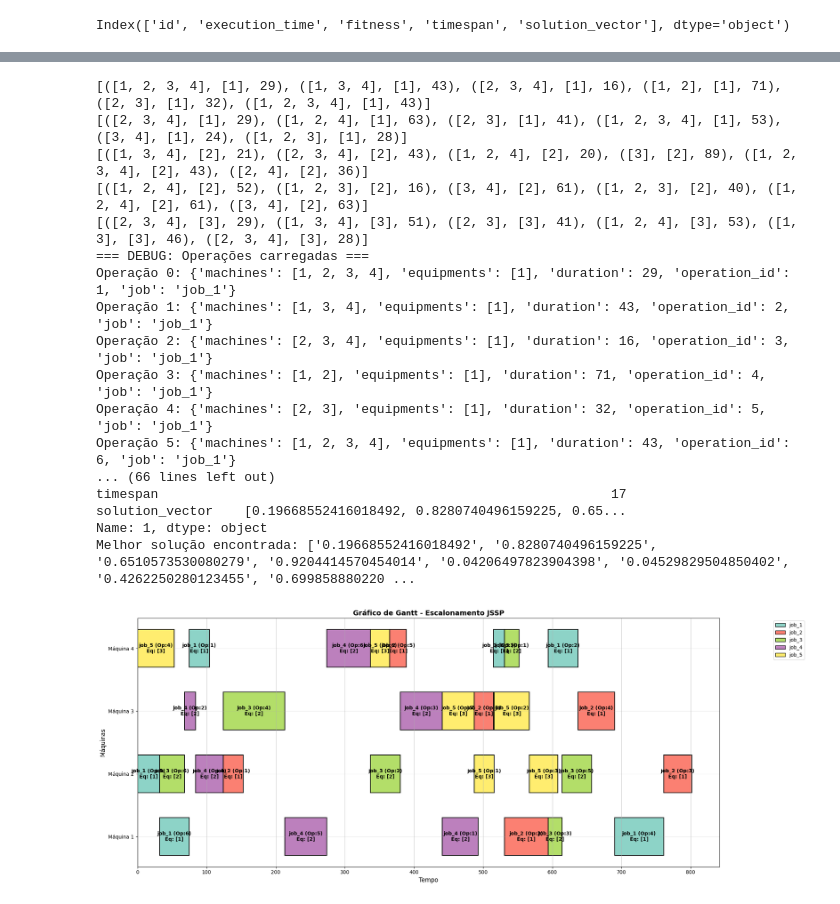
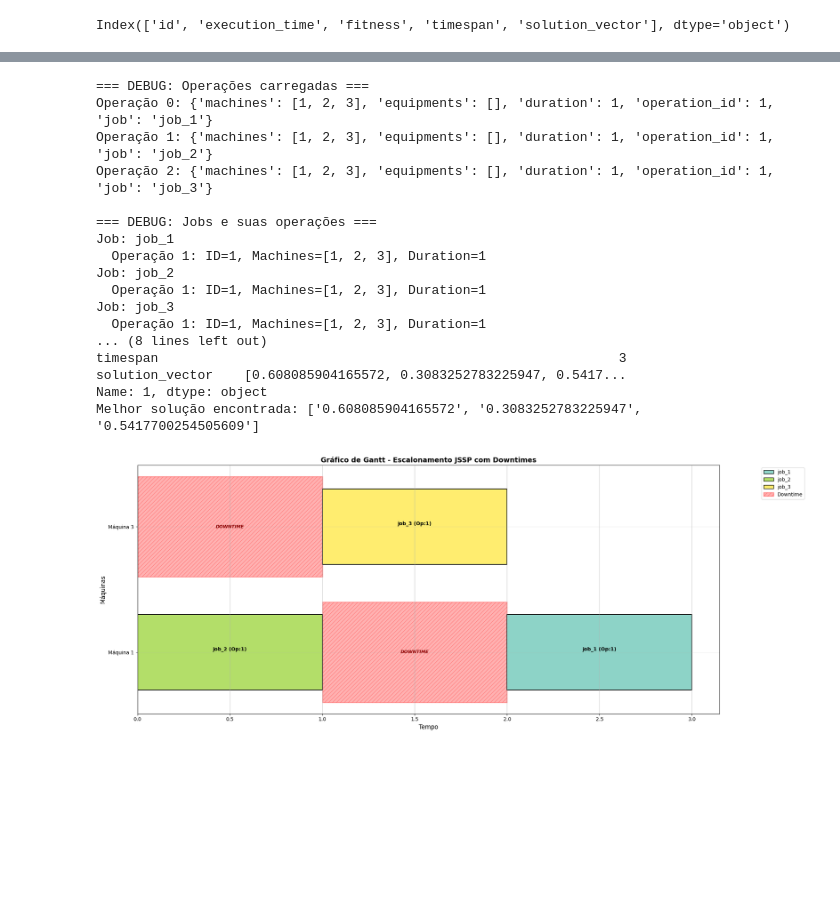
Before and after one commit to deadcube04/sjssp-classical-evaluation, a Jupyter notebook: src/threatData.ipynb, the cells around one changed output, grey strips where cells are left out. Saved outputs shown, nothing was run; the diff lists cells and outputs as text; code cells hidden in the pictures; blank space fills up the shorter version.

Commit message:
feat: adding downtimes

```diff
--- a/src/threatData.ipynb
+++ b/src/threatData.ipynb
@@ -287,51 +409,54 @@ jssp_instance = jssp(data)
 # Debug: verificar as operações carregadas
 print("=== DEBUG: Operações carregadas ===")
 operations = jssp_instance.get_flattened_operations()
 for i, op in enumerate(operations):
     print(f"Operação {i}: {op}")
 
 print("\n=== DEBUG: Jobs e suas operações ===")
 for job in jssp_instance.jobs:
     print(f"Job: {job.name}")
     for i, operation in enumerate(job.operations):
         print(f"  Operação {i+1}: ID={operation.id}, Machines={operation.machines}, Duration={operation.duration}")
 
+print("\n=== DEBUG: Machine Downtimes ===")
+print(f"Machine downtimes: {jssp_instance.machine_downtimes}")
+
 filtered_df = df[df['fitness'] == df['fitness'].min()]
 if len(filtered_df) > 1:
     best_solution = filtered_df.iloc[1]
 else:
     best_solution = filtered_df.iloc[0]
 
 print(f"\n=== Melhor solução ===")
 print(best_solution)
 a = best_solution["solution_vector"]
 a = a.replace(" ", "")
 a = a.replace("[", "")
 a = a.replace("]", "")
 a = a.split(",")
 
 print(f"Melhor solução encontrada: {(a)}")
-schedule = simulate_schedule(a, jssp_instance.get_flattened_operations())
-plot_gantt(schedule)
+schedule = simulate_schedule(a, jssp_instance.get_flattened_operations(), jssp_instance.machine_downtimes)
+plot_gantt(schedule, jssp_instance.machine_downtimes)
 # %% [output]
-[([1, 2, 3, 4], [1], 29), ([1, 3, 4], [1], 43), ([2, 3, 4], [1], 16), ([1, 2], [1], 71), ([2, 3], [1], 32), ([1, 2, 3, 4], [1], 43)]
-[([2, 3, 4], [1], 29), ([1, 2, 4], [1], 63), ([2, 3], [1], 41), ([1, 2, 3, 4], [1], 53), ([3, 4], [1], 24), ([1, 2, 3], [1], 28)]
-[([1, 3, 4], [2], 21), ([2, 3, 4], [2], 43), ([1, 2, 4], [2], 20), ([3], [2], 89), ([1, 2, 3, 4], [2], 43), ([2, 4], [2], 36)]
-[([1, 2, 4], [2], 52), ([1, 2, 3], [2], 16), ([3, 4], [2], 61), ([1, 2, 3], [2], 40), ([1, 2, 4], [2], 61), ([3, 4], [2], 63)]
-[([2, 3, 4], [3], 29), ([1, 3, 4], [3], 51), ([2, 3], [3], 41), ([1, 2, 4], [3], 53), ([1, 3], [3], 46), ([2, 3, 4], [3], 28)]
 === DEBUG: Operações carregadas ===
-Operação 0: {'machines': [1, 2, 3, 4], 'equipments': [1], 'duration': 29, 'operation_id': 1, 'job': 'job_1'}
-Operação 1: {'machines': [1, 3, 4], 'equipments': [1], 'duration': 43, 'operation_id': 2, 'job': 'job_1'}
-Operação 2: {'machines': [2, 3, 4], 'equipments': [1], 'duration': 16, 'operation_id': 3, 'job': 'job_1'}
-Operação 3: {'machines': [1, 2], 'equipments': [1], 'duration': 71, 'operation_id': 4, 'job': 'job_1'}
-Operação 4: {'machines': [2, 3], 'equipments': [1], 'duration': 32, 'operation_id': 5, 'job': 'job_1'}
-Operação 5: {'machines': [1, 2, 3, 4], 'equipments': [1], 'duration': 43, 'operation_id': 6, 'job': 'job_1'}
-... (66 lines left out)
-timespan                                                          17
-solution_vector    [0.19668552416018492, 0.8280740496159225, 0.65...
+Operação 0: {'machines': [1, 2, 3], 'equipments': [], 'duration': 1, 'operation_id': 1, 'job': 'job_1'}
+Operação 1: {'machines': [1, 2, 3], 'equipments': [], 'duration': 1, 'operation_id': 1, 'job': 'job_2'}
+Operação 2: {'machines': [1, 2, 3], 'equipments': [], 'duration': 1, 'operation_id': 1, 'job': 'job_3'}
+
+=== DEBUG: Jobs e suas operações ===
+Job: job_1
+  Operação 1: ID=1, Machines=[1, 2, 3], Duration=1
+Job: job_2
+  Operação 1: ID=1, Machines=[1, 2, 3], Duration=1
+Job: job_3
+  Operação 1: ID=1, Machines=[1, 2, 3], Duration=1
+... (8 lines left out)
+timespan                                                           3
+solution_vector    [0.608085904165572, 0.3083252783225947, 0.5417...
 Name: 1, dtype: object
-Melhor solução encontrada: ['0.19668552416018492', '0.8280740496159225', '0.6510573530080279', '0.9204414570454014', '0.04206497823904398', '0.04529829504850402', '0.4262250280123455', '0.699858880220 ...
+Melhor solução encontrada: ['0.608085904165572', '0.3083252783225947', '0.5417700254505609']
-[figure, old version]
+[figure, new version]
 ================================================================================
 DETALHES DO CRONOGRAMA PARA VERIFICAÇÃO DE RESTRIÇÕES
 ================================================================================
```
Also changed, not shown: parts of 3 cells of this notebook, 4 other files.
